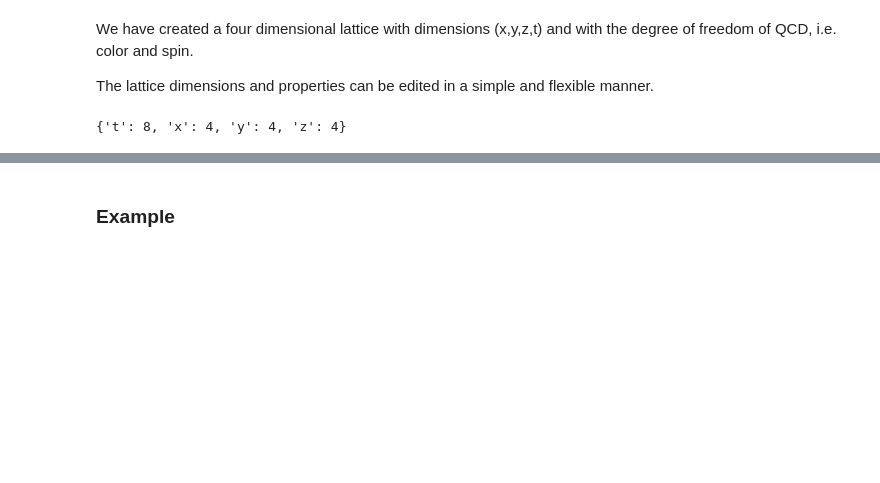
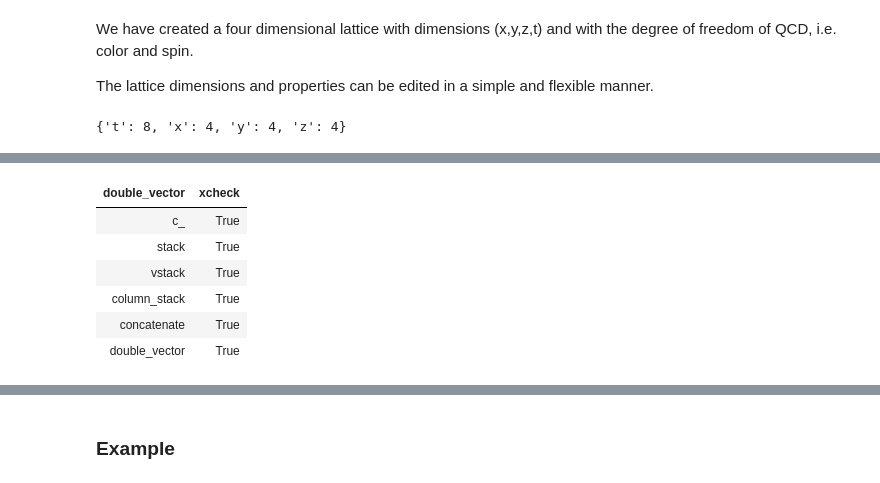
Before and after one commit to Lyncs-API/lyncs, a Jupyter notebook: notebooks/Lyncs.ipynb, the cells around one changed output, grey strips where cells are left out. Saved outputs shown, nothing was run; the diff lists cells and outputs as text; code cells hidden in the pictures; blank space fills up the shorter version.

```diff
--- a/notebooks/Lyncs.ipynb
+++ b/notebooks/Lyncs.ipynb
@@ -106,0 +519,10 @@ On the lattice we define fields and they are represented by the `lyncs.Field` ob
+# %%
+crosscheck(vec)
+# %% [output]
+| double_vector | xcheck |
+| c_ | True |
+| stack | True |
+| vstack | True |
+| column_stack | True |
+| concatenate | True |
+| double_vector | True |
```
Also changed, not shown: parts of 106 cells of this notebook.
